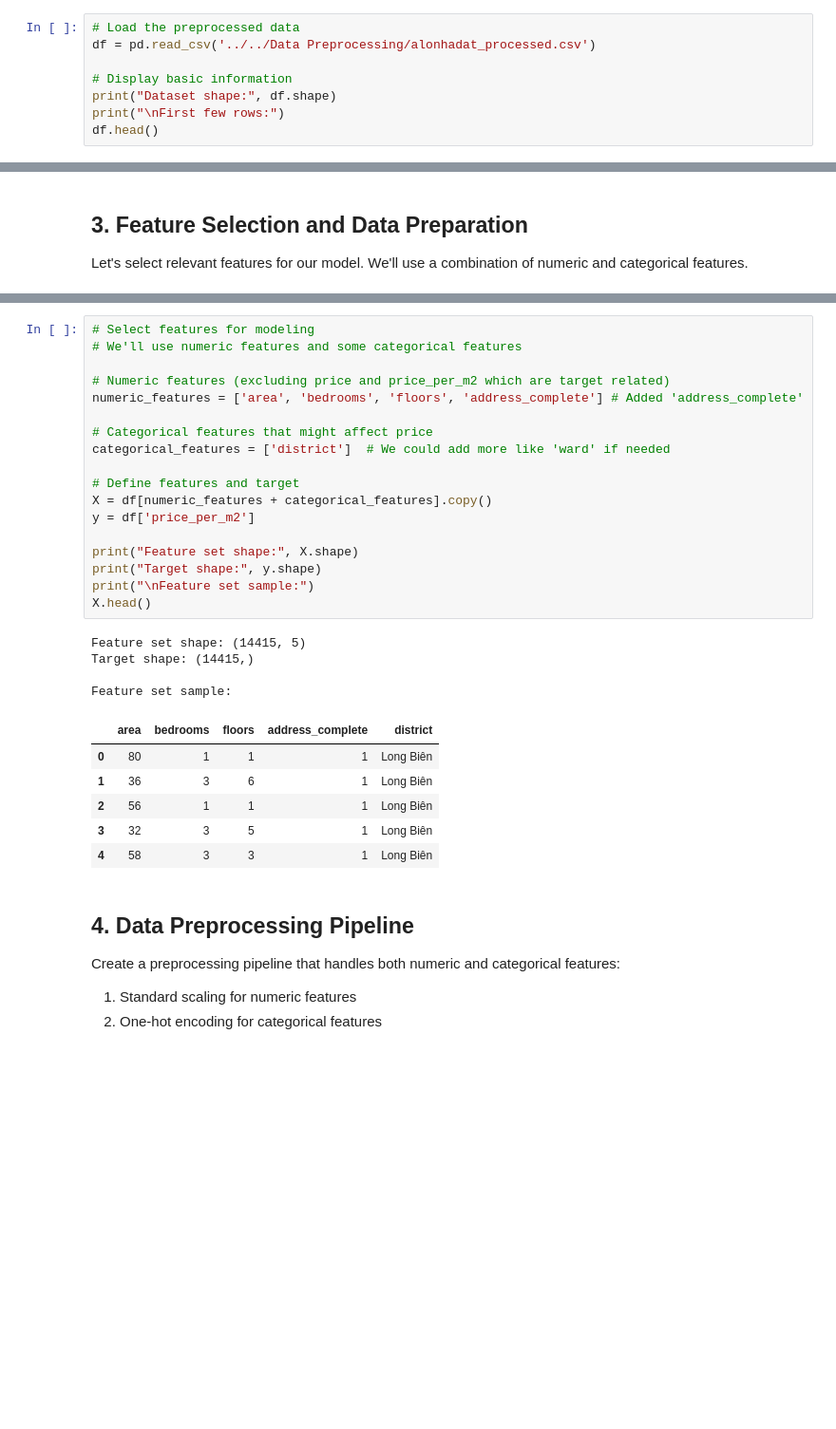
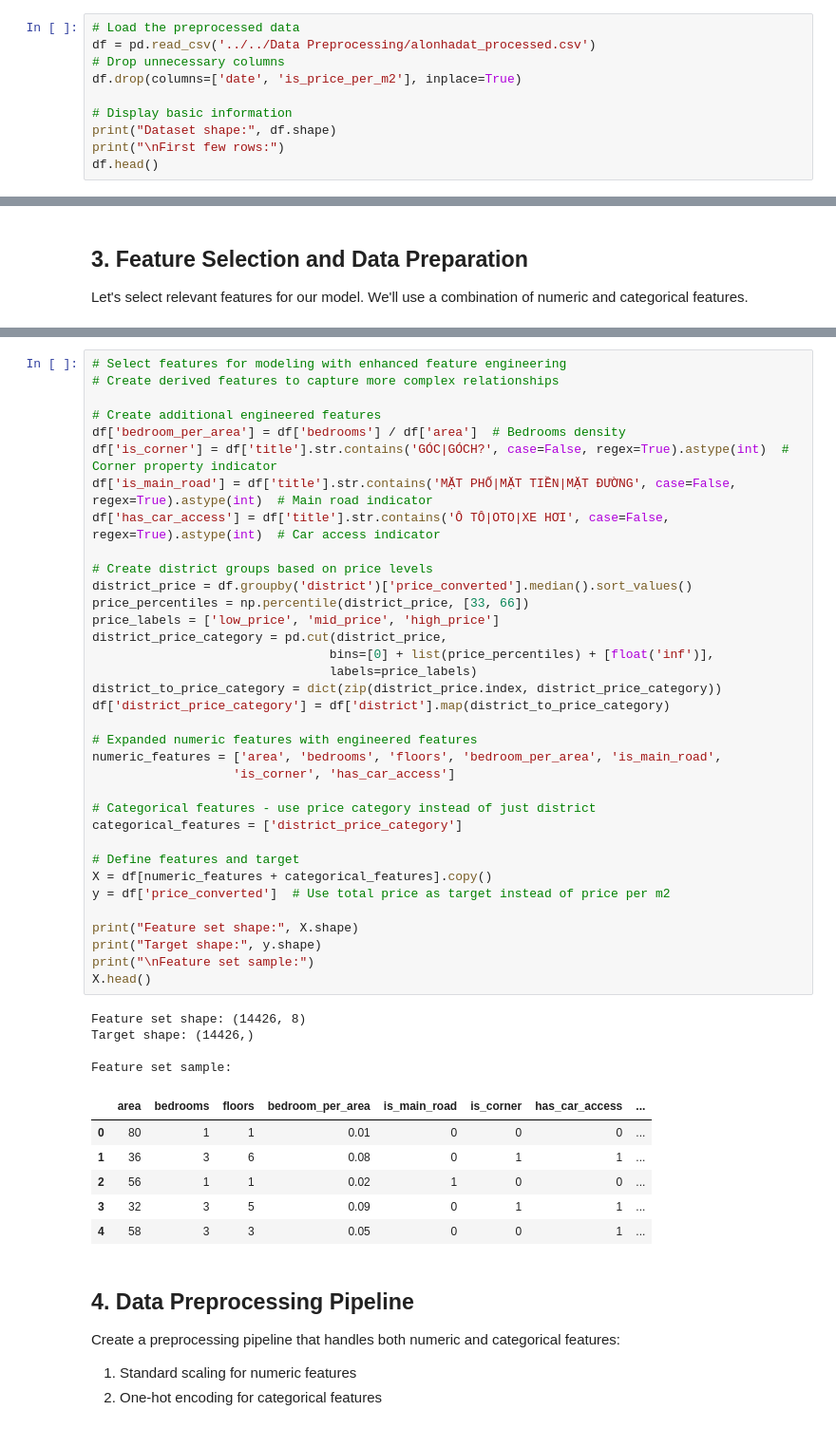
Before and after one commit to DuongDH03/RealEstate-EDA-Modeling, a Jupyter notebook: Modeling/Alonhatot/linear_regression_model.ipynb, the cells around one changed output, grey strips where cells are left out. Shown at 95% size. Saved outputs shown, nothing was run; the diff lists cells and outputs as text; blank space fills up the shorter version.

```diff
--- a/Modeling/Alonhatot/linear_regression_model.ipynb
+++ b/Modeling/Alonhatot/linear_regression_model.ipynb
@@ -26,6 +26,8 @@ pd.set_option('display.float_format', '{:.2f}'.format)
 # %%
 # Load the preprocessed data
 df = pd.read_csv('../../Data Preprocessing/alonhadat_processed.csv')
+# Drop unnecessary columns
+df.drop(columns=['date', 'is_price_per_m2'], inplace=True)
 
 # Display basic information
 print("Dataset shape:", df.shape)
@@ -109,32 +111,49 @@ Name: price_per_m2, dtype: float64
 # %%
-# Select features for modeling
-# We'll use numeric features and some categorical features
+# Select features for modeling with enhanced feature engineering
+# Create derived features to capture more complex relationships
 
-# Numeric features (excluding price and price_per_m2 which are target related)
-numeric_features = ['area', 'bedrooms', 'floors', 'address_complete'] # Added 'address_complete'
+# Create additional engineered features
+df['bedroom_per_area'] = df['bedrooms'] / df['area']  # Bedrooms density
+df['is_corner'] = df['title'].str.contains('GÓC|GÓCH?', case=False, regex=True).astype(int)  # Corner property indicator
+df['is_main_road'] = df['title'].str.contains('MẶT PHỐ|MẶT TIỀN|MẶT ĐƯỜNG', case=False, regex=True).astype(int)  # Main road indicator
+df['has_car_access'] = df['title'].str.contains('Ô TÔ|OTO|XE HƠI', case=False, regex=True).astype(int)  # Car access indicator
 
-# Categorical features that might affect price
-categorical_features = ['district']  # We could add more like 'ward' if needed
+# Create district groups based on price levels
+district_price = df.groupby('district')['price_converted'].median().sort_values()
+price_percentiles = np.percentile(district_price, [33, 66])
+price_labels = ['low_price', 'mid_price', 'high_price']
+district_price_category = pd.cut(district_price,
+                                bins=[0] + list(price_percentiles) + [float('inf')],
+                                labels=price_labels)
+district_to_price_category = dict(zip(district_price.index, district_price_category))
+df['district_price_category'] = df['district'].map(district_to_price_category)
+
+# Expanded numeric features with engineered features
+numeric_features = ['area', 'bedrooms', 'floors', 'bedroom_per_area', 'is_main_road',
+                   'is_corner', 'has_car_access']
+
+# Categorical features - use price category instead of just district
+categorical_features = ['district_price_category']
 
 # Define features and target
 X = df[numeric_features + categorical_features].copy()
-y = df['price_per_m2']
+y = df['price_converted']  # Use total price as target instead of price per m2
 
 print("Feature set shape:", X.shape)
 print("Target shape:", y.shape)
 print("\nFeature set sample:")
 X.head()
 # %% [output]
-Feature set shape: (14415, 5)
-Target shape: (14415,)
+Feature set shape: (14426, 8)
+Target shape: (14426,)
 
 Feature set sample:
-|  | area | bedrooms | floors | address_complete | district |
-| 0 | 80 | 1 | 1 | 1 | Long Biên |
-| 1 | 36 | 3 | 6 | 1 | Long Biên |
-| 2 | 56 | 1 | 1 | 1 | Long Biên |
-| 3 | 32 | 3 | 5 | 1 | Long Biên |
-| 4 | 58 | 3 | 3 | 1 | Long Biên |
+|  | area | bedrooms | floors | bedroom_per_area | is_main_road | is_corner | has_car_access | ... |
+| 0 | 80 | 1 | 1 | 0.01 | 0 | 0 | 0 | ... |
+| 1 | 36 | 3 | 6 | 0.08 | 0 | 1 | 1 | ... |
+| 2 | 56 | 1 | 1 | 0.02 | 1 | 0 | 0 | ... |
+| 3 | 32 | 3 | 5 | 0.09 | 0 | 1 | 1 | ... |
+| 4 | 58 | 3 | 3 | 0.05 | 0 | 0 | 1 | ... |
 # %% [markdown]
 ## 4. Data Preprocessing Pipeline
 
```
Also changed, not shown: parts of 21 cells of this notebook, 3 other files.
